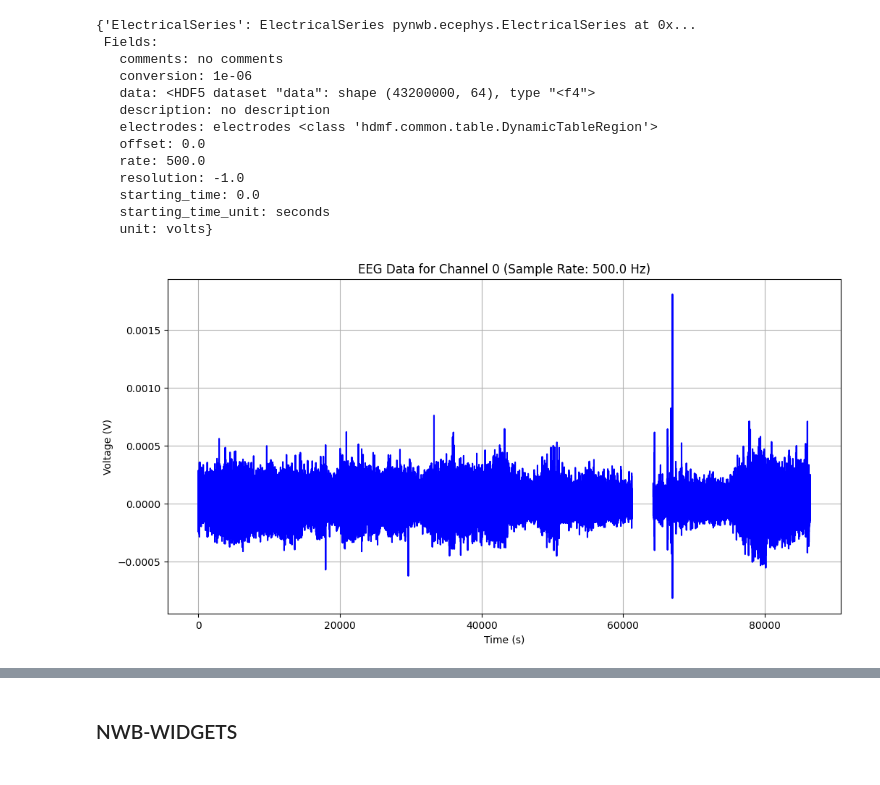
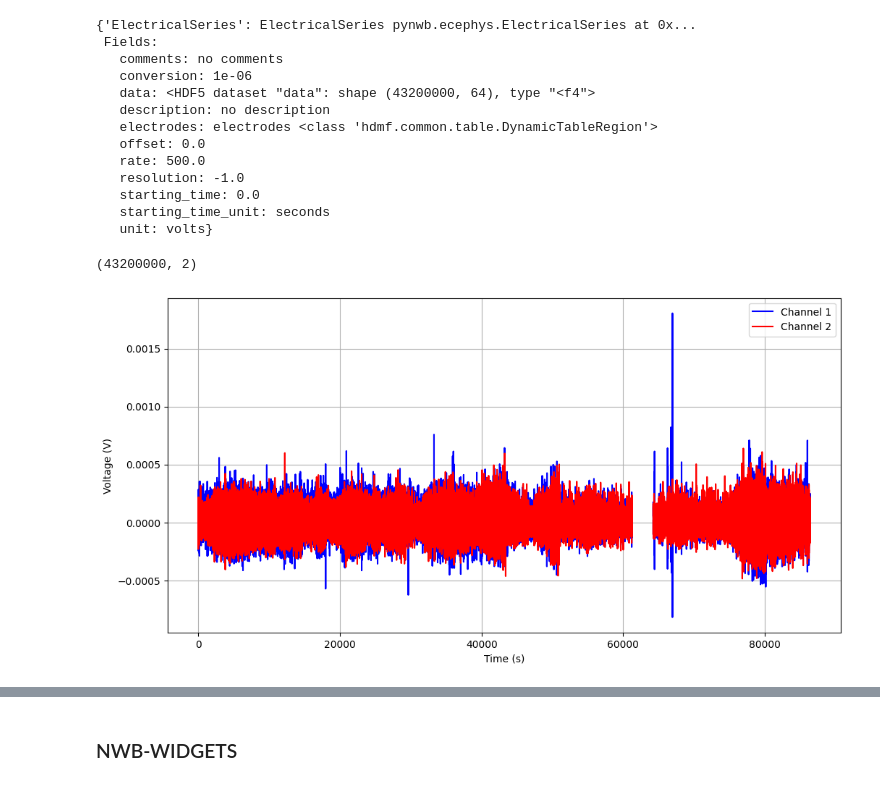
Before and after one commit to Emsh1379/EEG_classic, a Jupyter notebook: Comparing_behavioral_labeling_of_classical_machine_learning_with_quantum_machine_learning_on_AJILE12_Dataset.ipynb, the cells around one changed output, grey strips where cells are left out. Drawn from its saved outputs; the diff is of its cells as text; code cells hidden in the pictures.

```diff
--- a/Comparing_behavioral_labeling_of_classical_machine_learning_with_quantum_machine_learning_on_AJILE12_Dataset.ipynb
+++ b/Comparing_behavioral_labeling_of_classical_machine_learning_with_quantum_machine_learning_on_AJILE12_Dataset.ipynb
@@ -262,32 +279,31 @@ nwbfile.acquisition
    starting_time_unit: seconds
    unit: volts}
 # %%
-eeg_data = nwbfile.acquisition['ElectricalSeries'].data[:,:5]
+eeg_data = nwbfile.acquisition['ElectricalSeries'].data[:,:2]
+# %%
+eeg_data.shape
+# %% [output]
+(43200000, 2)
 # %%
-
-# Assuming you have your EEG data in a NumPy array
-eeg_data = nwbfile.acquisition['ElectricalSeries'].data
+# you have your EEG data in a NumPy array
 sample_rate = nwbfile.acquisition['ElectricalSeries'].rate  # Sample rate in Hz
-channel_to_plot = 0  # Channel 0
 
 # Calculate time vector based on the provided information
 starting_time = 0.0  # Start time in seconds
 time = np.arange(eeg_data.shape[0]) / sample_rate + starting_time
 
-# Select the EEG data for the specified channel
-eeg_channel_data = eeg_data[:, channel_to_plot]
-
 # Apply the unit conversion factor to convert to volts (V)
 conversion_factor = 1e-06
-eeg_channel_data_V = eeg_channel_data * conversion_factor
+eeg_data_V = eeg_data * conversion_factor
 
 # Create a time vs EEG voltage plot
 plt.figure(figsize=(12, 6))
-plt.plot(time, eeg_channel_data_V, color='b')
+plt.plot(time, eeg_data_V[:, 0], color='b', label='Channel 1')
+plt.plot(time, eeg_data_V[:, 1], color='r', label='Channel 2')
 plt.xlabel('Time (s)')
 plt.ylabel('Voltage (V)')
-plt.title('EEG Data for Channel {} (Sample Rate: {} Hz)'.format(channel_to_plot, sample_rate))
+plt.legend()
 plt.grid()
 plt.show()
 # %% [output]
-[figure, old version]
+[figure, new version]
```
Also changed, not shown: parts of 7 cells of this notebook.
